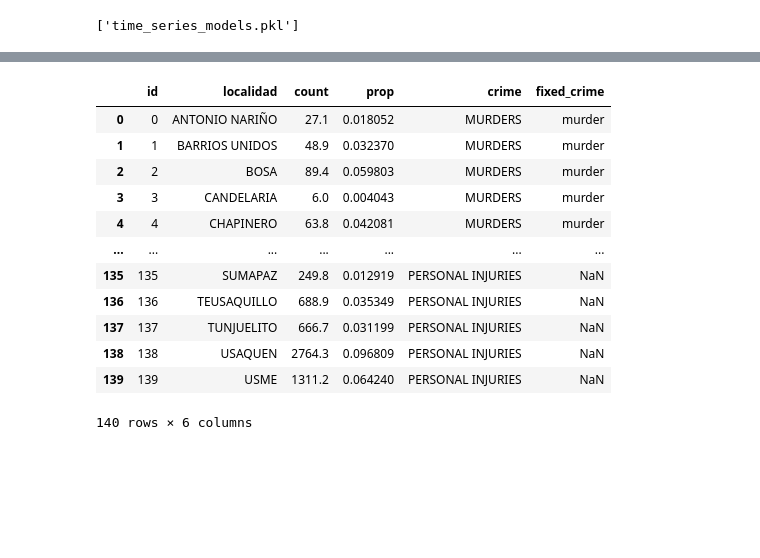
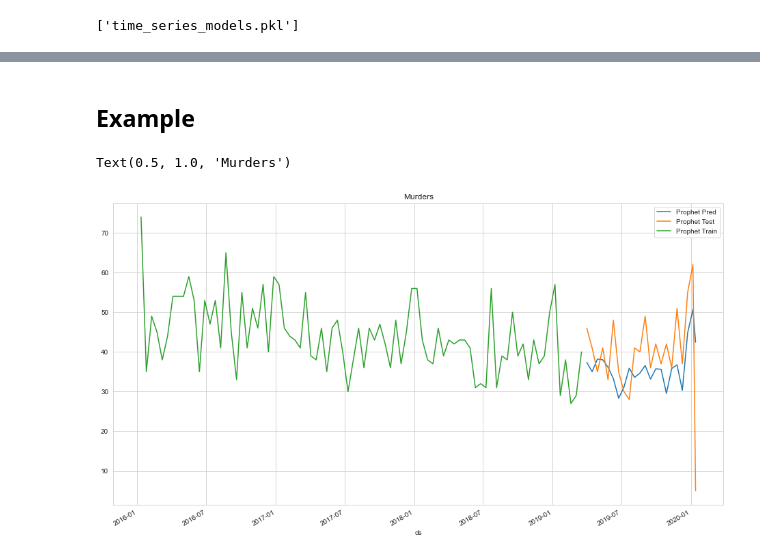
Before and after one commit to JoseCaliz/ds4a_project_dash, a Jupyter notebook: models/xgboost_time_series.ipynb, the cells around one changed output, grey strips where cells are left out. Saved outputs shown, nothing was run; the diff lists cells and outputs as text; code cells hidden in the pictures; blank space fills up the shorter version.

```diff
--- a/models/xgboost_time_series.ipynb
+++ b/models/xgboost_time_series.ipynb
@@ -289,16 +272,23 @@ data.to_pickle('../data/contributions.pkl')
-# %%
-data.localidad.valuik
-# %% [output]
-|  | id | localidad | count | prop | crime | fixed_crime |
-| 0 | 0 | ANTONIO NARIÑO | 27.1 | 0.018052 | MURDERS | murder |
-| 1 | 1 | BARRIOS UNIDOS | 48.9 | 0.032370 | MURDERS | murder |
-| 2 | 2 | BOSA | 89.4 | 0.059803 | MURDERS | murder |
-| 3 | 3 | CANDELARIA | 6.0 | 0.004043 | MURDERS | murder |
-| 4 | 4 | CHAPINERO | 63.8 | 0.042081 | MURDERS | murder |
-| ... | ... | ... | ... | ... | ... | ... |
-| 135 | 135 | SUMAPAZ | 249.8 | 0.012919 | PERSONAL INJURIES | NaN |
-| 136 | 136 | TEUSAQUILLO | 688.9 | 0.035349 | PERSONAL INJURIES | NaN |
-| 137 | 137 | TUNJUELITO | 666.7 | 0.031199 | PERSONAL INJURIES | NaN |
-| 138 | 138 | USAQUEN | 2764.3 | 0.096809 | PERSONAL INJURIES | NaN |
-| 139 | 139 | USME | 1311.2 | 0.064240 | PERSONAL INJURIES | NaN |
-140 rows × 6 columns
+# %% [markdown]
+## Example
+# %%
+crime = 'homicidios'
+
+import seaborn as sns
+
+# fig, ax = plt.figure(figsize=(16, 9))
+preds_XGboost = model[crime].predict(X_test[crime])
+preds_Prophet = fb_model[crime].predict(fb_test[crime][['ds']])
+# %%
+sns.set_style('whitegrid')
+
+fig, ax = plt.subplots(figsize=(16,9))
+preds_Prophet.set_index('ds').yhat.plot(ax=ax, label='Prophet Pred')
+fb_test[crime].set_index('ds').y.plot(ax=ax, label='Prophet Test')
+fb_train[crime].set_index('ds').y.plot(ax=ax, label='Prophet Train')
+
+ax.legend()
+ax.set_title('Murders')
+# %% [output]
+Text(0.5, 1.0, 'Murders')
+[figure, added]
```
Also changed, not shown: parts of 5 cells of this notebook, 1 other file.
